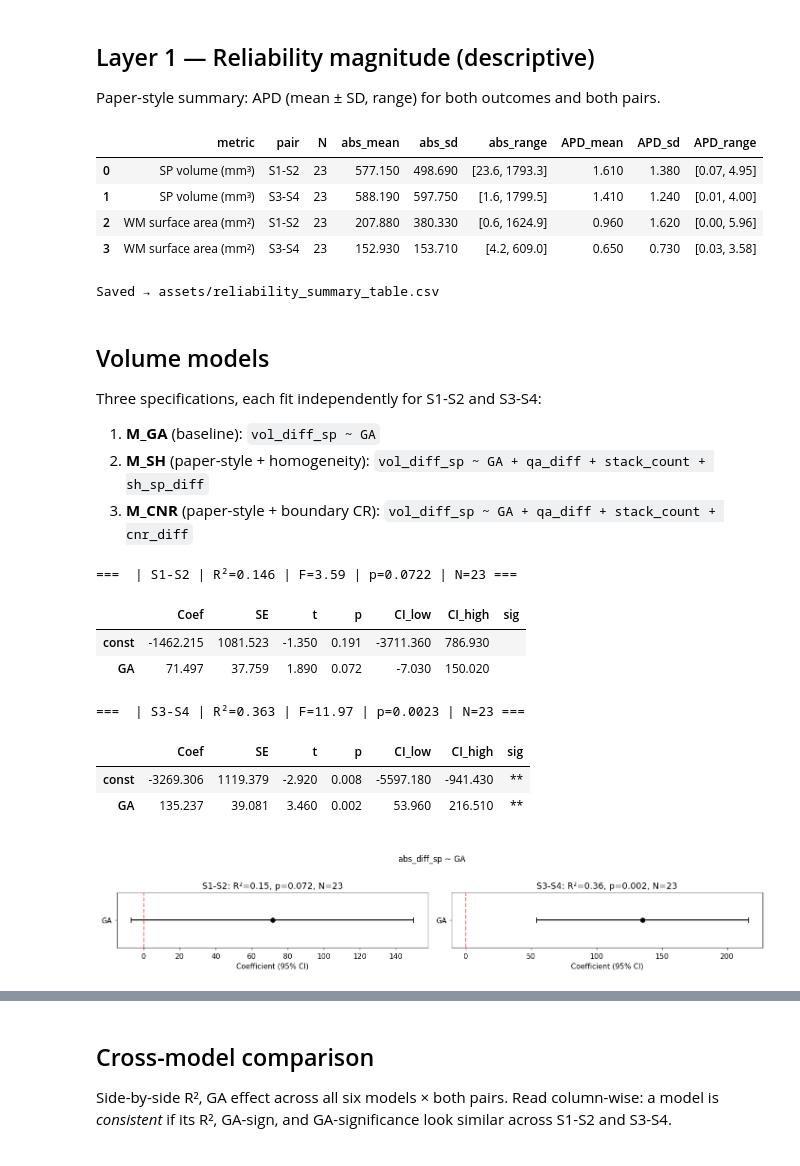
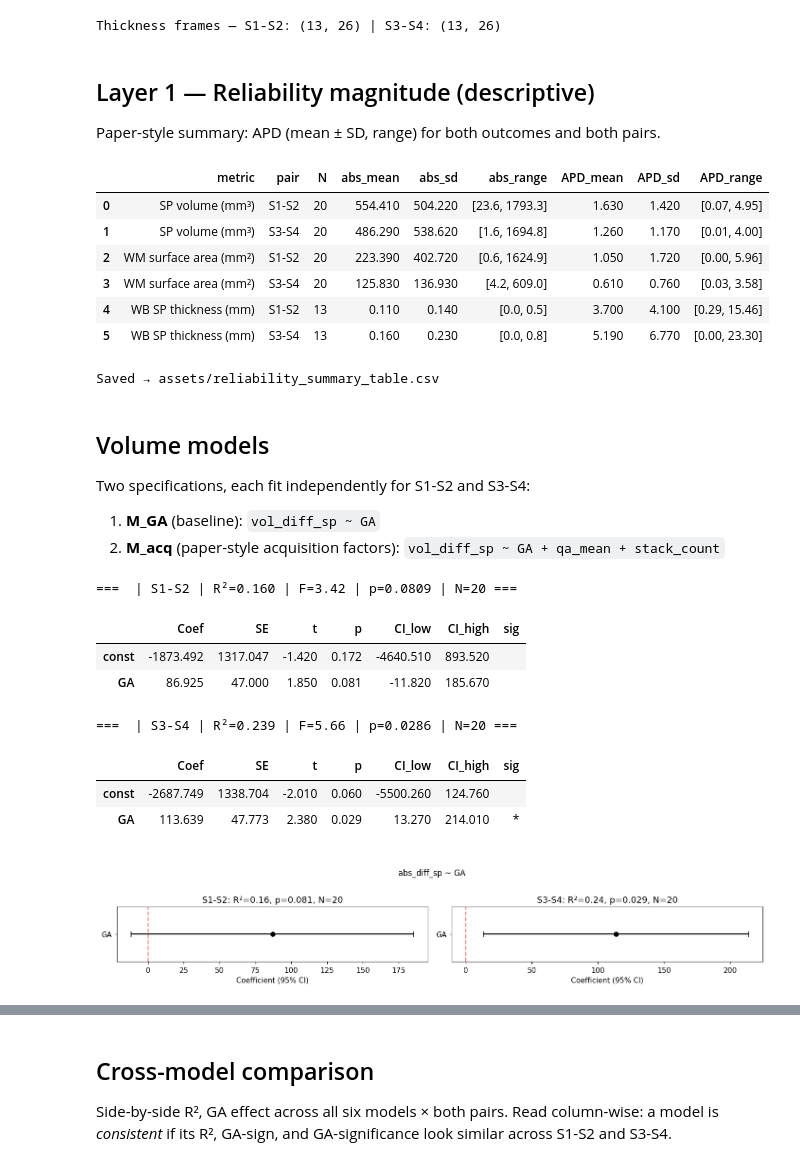
Before and after one commit to Y0z64/Reliability-analisys-FNNDSC, a Jupyter notebook: src/paper_models.ipynb, the cells around one changed output, grey strips where cells are left out. Drawn from its saved outputs; the diff is of its cells as text; code cells hidden in the pictures.

```diff
--- a/src/paper_models.ipynb
+++ b/src/paper_models.ipynb
@@ -34,6 +62,13 @@ Three CSVs:
 raw = pd.read_csv(DATA / 'raw_subject_data.csv')
 splits_df = pd.read_csv(DATA / 'split_comparision_data.csv')
 iqm = pd.read_csv(DATA / 'image_quality_metrics.csv')
+
+# Restrict to GA <= 32 weeks (drops 3 late-GA subjects: FCB070, FCB184, FCB187)
+GA_MAX = 32
+_keep = raw.loc[raw['GA'] <= GA_MAX, ['subject_id', 'session_id']]
+raw = raw.merge(_keep, on=['subject_id', 'session_id'], how='inner')
+splits_df = splits_df.merge(_keep, on=['subject_id', 'session_id'], how='inner')
+iqm = iqm.merge(_keep, on=['subject_id', 'session_id'], how='inner')
 
 print('raw:', raw.shape, '| splits:', splits_df.shape, '| iqm:', iqm.shape)
 
@@ -87,6 +122,30 @@ S3-S4 frame: (23, 22)
 | 1 | 4712320 | MR-EI_Fetal_Body-26831832-20230502 | 30.400 | S1-S2 | 191.251 | 302.062 | 1019.166 | 1129.977 | ... |
 | 2 | 5552729 | MR-EI_Fetal_Neuro-26149163-20210623 | 26.100 | S1-S2 | 805.681 | 278.453 | 1965.108 | 2492.336 | ... |
 3 rows × 22 columns
+# %%
+# --- Thickness frames -------------------------------------------------------
+# Whole-brain SP thickness comparative metrics live in thickness_audit.csv
+# (split_pair / thk_diff / thk_mean / apd_thk / qa_mean / stack_count, built in
+# src/surface_analysis/thickness_analysis.ipynb). Thickness is available for
+# fewer subjects, so these frames are smaller (N = 13 per pair).
+thk_audit = pd.read_csv(DATA / 'thickness_audit.csv')
+thk_audit = thk_audit.merge(_keep, on=['subject_id', 'session_id'], how='inner')
+
+
+def build_thk_pair(label):
+    return (
+        thk_audit[thk_audit['split_pair'] == label]
+        .drop_duplicates(['subject_id', 'session_id'])
+        .dropna(subset=['thk_diff'])
+        .reset_index(drop=True)
+    )
+
+
+thk_s12 = build_thk_pair('S1-S2')
+thk_s34 = build_thk_pair('S3-S4')
+print('Thickness frames — S1-S2:', thk_s12.shape, '| S3-S4:', thk_s34.shape)
+# %% [output]
+Thickness frames — S1-S2: (13, 26) | S3-S4: (13, 26)
 # %% [markdown]
 ## Layer 1 — Reliability magnitude (descriptive)
 
@@ -94,39 +153,42 @@ Paper-style summary: APD (mean ± SD, range) for both outcomes and both pairs.
 # %%
 def reliability_row(df, abs_col, apd_col, label, pair):
     a = df[abs_col].dropna()
     p = df[apd_col].dropna()
     return {
         'metric': label, 'pair': pair, 'N': len(a),
         'abs_mean': a.mean().round(2), 'abs_sd': a.std().round(2),
         'abs_range': f'[{a.min():.1f}, {a.max():.1f}]',
         'APD_mean': p.mean().round(2), 'APD_sd': p.std().round(2),
         'APD_range': f'[{p.min():.2f}, {p.max():.2f}]',
     }
 
 rows = [
     reliability_row(s12, 'abs_diff_sp', 'apd_sp', 'SP volume (mm³)', 'S1-S2'),
     reliability_row(s34, 'abs_diff_sp', 'apd_sp', 'SP volume (mm³)', 'S3-S4'),
     reliability_row(s12, 'wm_surface_area_diff', 'apd_surface', 'WM surface area (mm²)', 'S1-S2'),
     reliability_row(s34, 'wm_surface_area_diff', 'apd_surface', 'WM surface area (mm²)', 'S3-S4'),
+    reliability_row(thk_s12, 'thk_diff', 'apd_thk', 'WB SP thickness (mm)', 'S1-S2'),
+    reliability_row(thk_s34, 'thk_diff', 'apd_thk', 'WB SP thickness (mm)', 'S3-S4'),
 ]
 reliability_table = pd.DataFrame(rows)
 reliability_table.to_csv(ASSETS / 'reliability_summary_table.csv', index=False)
 display(reliability_table)
 print('Saved → assets/reliability_summary_table.csv')
 # %% [output]
 |  | metric | pair | N | abs_mean | abs_sd | abs_range | APD_mean | APD_sd | APD_range |
-| 0 | SP volume (mm³) | S1-S2 | 23 | 577.150 | 498.690 | [23.6, 1793.3] | 1.610 | 1.380 | [0.07, 4.95] |
-| 1 | SP volume (mm³) | S3-S4 | 23 | 588.190 | 597.750 | [1.6, 1799.5] | 1.410 | 1.240 | [0.01, 4.00] |
-| 2 | WM surface area (mm²) | S1-S2 | 23 | 207.880 | 380.330 | [0.6, 1624.9] | 0.960 | 1.620 | [0.00, 5.96] |
-| 3 | WM surface area (mm²) | S3-S4 | 23 | 152.930 | 153.710 | [4.2, 609.0] | 0.650 | 0.730 | [0.03, 3.58] |
+| 0 | SP volume (mm³) | S1-S2 | 20 | 554.410 | 504.220 | [23.6, 1793.3] | 1.630 | 1.420 | [0.07, 4.95] |
+| 1 | SP volume (mm³) | S3-S4 | 20 | 486.290 | 538.620 | [1.6, 1694.8] | 1.260 | 1.170 | [0.01, 4.00] |
+| 2 | WM surface area (mm²) | S1-S2 | 20 | 223.390 | 402.720 | [0.6, 1624.9] | 1.050 | 1.720 | [0.00, 5.96] |
+| 3 | WM surface area (mm²) | S3-S4 | 20 | 125.830 | 136.930 | [4.2, 609.0] | 0.610 | 0.760 | [0.03, 3.58] |
+| 4 | WB SP thickness (mm) | S1-S2 | 13 | 0.110 | 0.140 | [0.0, 0.5] | 3.700 | 4.100 | [0.29, 15.46] |
+| 5 | WB SP thickness (mm) | S3-S4 | 13 | 0.160 | 0.230 | [0.0, 0.8] | 5.190 | 6.770 | [0.00, 23.30] |
 Saved → assets/reliability_summary_table.csv
 # %% [markdown]
 ## Volume models
 
-Three specifications, each fit independently for S1-S2 and S3-S4:
+Two specifications, each fit independently for S1-S2 and S3-S4:
 1. **M_GA** (baseline): `vol_diff_sp ~ GA`
-2. **M_SH** (paper-style + homogeneity): `vol_diff_sp ~ GA + qa_diff + stack_count + sh_sp_diff`
-3. **M_CNR** (paper-style + boundary CR): `vol_diff_sp ~ GA + qa_diff + stack_count + cnr_diff`
+2. **M_acq** (paper-style acquisition factors): `vol_diff_sp ~ GA + qa_mean + stack_count`
 # %%
 vol_results = {}
 
@@ -135,12 +197,12 @@ vol_results['M_GA (vol)'] = fit_and_present(
     '', 'vol_M_GA', ASSETS,
 )
 # %% [output]
-===  | S1-S2 | R²=0.146 | F=3.59 | p=0.0722 | N=23 ===
+===  | S1-S2 | R²=0.160 | F=3.42 | p=0.0809 | N=20 ===
 |  | Coef | SE | t | p | CI_low | CI_high | sig |
-| const | -1462.215 | 1081.523 | -1.350 | 0.191 | -3711.360 | 786.930 |  |
-| GA | 71.497 | 37.759 | 1.890 | 0.072 | -7.030 | 150.020 |  |
+| const | -1873.492 | 1317.047 | -1.420 | 0.172 | -4640.510 | 893.520 |  |
+| GA | 86.925 | 47.000 | 1.850 | 0.081 | -11.820 | 185.670 |  |
-===  | S3-S4 | R²=0.363 | F=11.97 | p=0.0023 | N=23 ===
+===  | S3-S4 | R²=0.239 | F=5.66 | p=0.0286 | N=20 ===
 |  | Coef | SE | t | p | CI_low | CI_high | sig |
-| const | -3269.306 | 1119.379 | -2.920 | 0.008 | -5597.180 | -941.430 | ** |
-| GA | 135.237 | 39.081 | 3.460 | 0.002 | 53.960 | 216.510 | ** |
+| const | -2687.749 | 1338.704 | -2.010 | 0.060 | -5500.260 | 124.760 |  |
+| GA | 113.639 | 47.773 | 2.380 | 0.029 | 13.270 | 214.010 | * |
-[figure, old version]
+[figure, new version]
```
Also changed, not shown: parts of 32 cells of this notebook, 11 other files.
